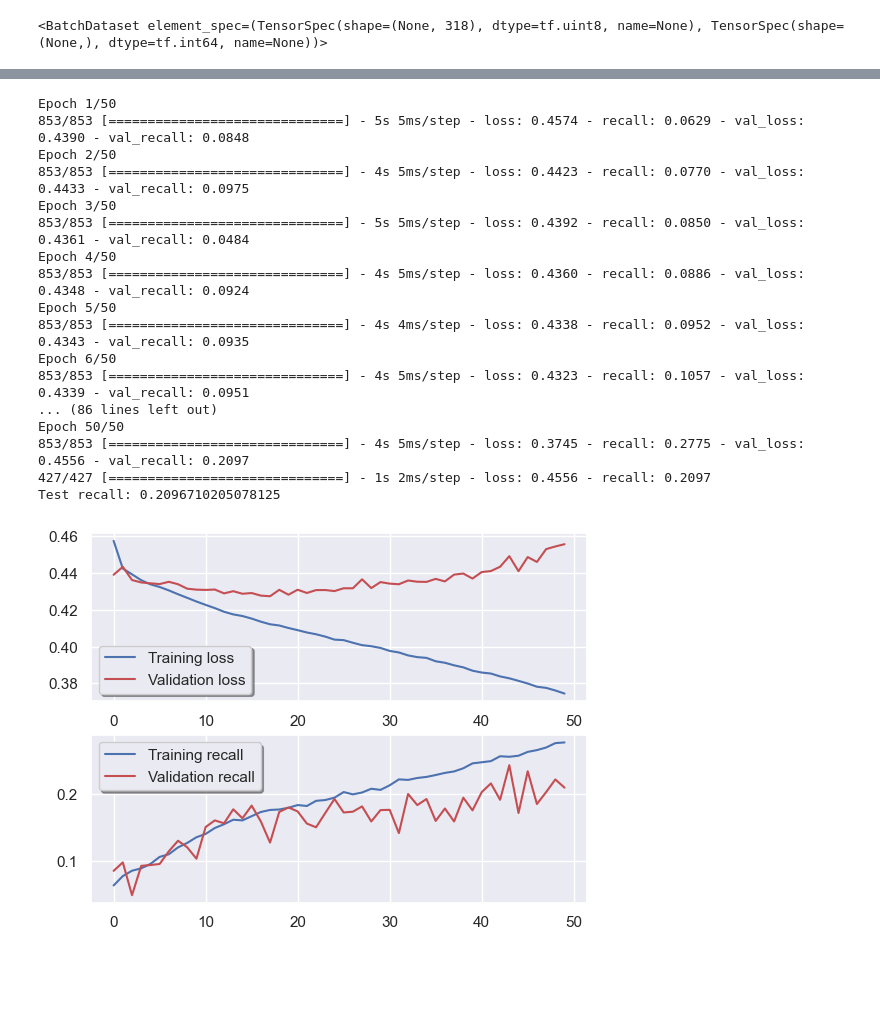
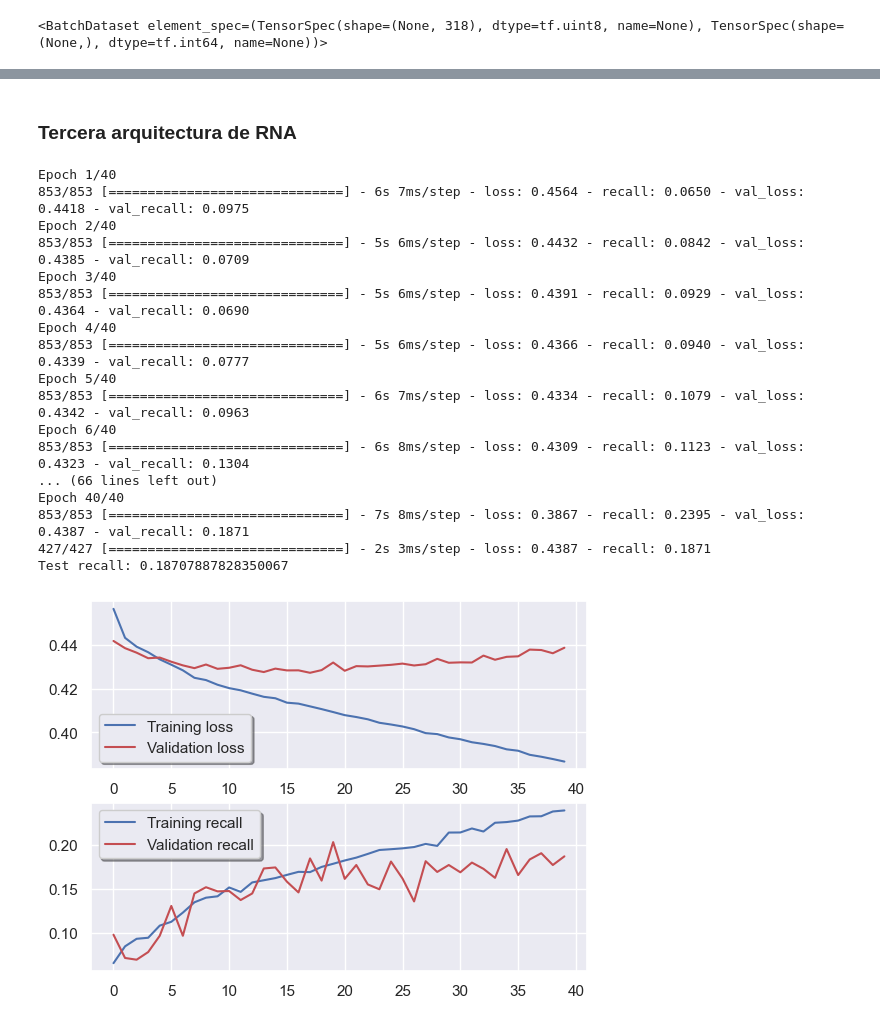
Before and after one commit to djcrotte/Challenge-Data-Scientist-Airline-Dataframe, a Jupyter notebook: solution.ipynb, the cells around one changed output, grey strips where cells are left out. Cells and saved outputs as stored; diff of their text form; code cells hidden in the pictures; blank space fills up the shorter version.

```diff
--- a/solution.ipynb
+++ b/solution.ipynb
@@ -2400,58 +2520,58 @@ test_ds
+# %% [markdown]
+### Tercera arquitectura de RNA
 # %%
-from tensorflow.keras.callbacks import ReduceLROnPlateau
-
 kernel_initializer = tf.keras.initializers.LecunNormal(seed=456)
 
 #reduce_lr = ReduceLROnPlateau(monitor='val_recall', factor=0.5,
 #                              patience=5, min_lr=0.0001 )
 
 optimizer=tf.keras.optimizers.Adam(learning_rate=0.001)
 
-model_rna = Sequential()
-model_rna.add(Dense(units = 64, input_dim = X_train.shape[1], activation = "elu",kernel_initializer = kernel_initializer, ))
-model_rna.add(Dense(units = 32, activation = "elu",kernel_initializer = kernel_initializer, ))
-model_rna.add(Dense(units = 16, activation = "elu",kernel_initializer = kernel_initializer))
-#model_rna.add(Dropout(0.2))
-model_rna.add(Dense(units = 8, activation = "elu",kernel_initializer = kernel_initializer))
-model_rna.add(Dropout(0.2))
-model_rna.add(Dense(units = 1, activation = "sigmoid",kernel_initializer = kernel_initializer))
-#model_rna.compile(optimizer = "adam", loss = "binary_crossentropy", metrics = ["accuracy"])
-model_rna.compile(optimizer = optimizer, loss = "binary_crossentropy", metrics = ["Recall"])
+model_rna_v3 = Sequential()
+model_rna_v3.add(Dense(units = 64, input_dim = X_train.shape[1], activation = "elu",kernel_initializer = kernel_initializer, ))
+model_rna_v3.add(Dense(units = 32, activation = "elu",kernel_initializer = kernel_initializer, ))
+model_rna_v3.add(Dense(units = 16, activation = "elu",kernel_initializer = kernel_initializer))
+#model_rna_v3.add(Dropout(0.2))
+model_rna_v3.add(Dense(units = 8, activation = "elu",kernel_initializer = kernel_initializer))
+model_rna_v3.add(Dropout(0.2))
+model_rna_v3.add(Dense(units = 1, activation = "sigmoid",kernel_initializer = kernel_initializer))
+#model_rna_v3.compile(optimizer = "adam", loss = "binary_crossentropy", metrics = ["accuracy"])
+model_rna_v3.compile(optimizer = optimizer, loss = "binary_crossentropy", metrics = ["Recall"])
 
-#model_rna.fit(X_train, y_train,  batch_size = 32, epochs = 5, verbose=1,)
+#model_rna_v3.fit(X_train, y_train,  batch_size = 32, epochs = 5, verbose=1,)
 
-history = model_rna.fit(X_train, y_train,  batch_size = 64, epochs = 50, verbose=1,
+history = model_rna_v3.fit(X_train, y_train,  batch_size = 64, epochs = 40, verbose=1,
                     #validation_split=0.1)
                     validation_data=test_ds)#,callbacks=[reduce_lr])
 
 fig, ax = plt.subplots(2,1)
 ax[0].plot(history.history['loss'], color='b', label="Training loss")
 ax[0].plot(history.history['val_loss'], color='r', label="Validation loss",axes =ax[0])
 legend = ax[0].legend(loc='best', shadow=True)
 
 ax[1].plot(history.history['recall'], color='b', label="Training recall")
 ax[1].plot(history.history['val_recall'], color='r',label="Validation recall")
 legend = ax[1].legend(loc='best', shadow=True)
 
-test_loss, test_recall = model_rna.evaluate(X_test, y_test)
+test_loss, test_recall = model_rna_v3.evaluate(X_test, y_test)
 print("Test recall: {}".format(test_recall))
 # %% [output]
-Epoch 1/50
-853/853 [==============================] - 5s 5ms/step - loss: 0.4574 - recall: 0.0629 - val_loss: 0.4390 - val_recall: 0.0848
-Epoch 2/50
-853/853 [==============================] - 4s 5ms/step - loss: 0.4423 - recall: 0.0770 - val_loss: 0.4433 - val_recall: 0.0975
-Epoch 3/50
-853/853 [==============================] - 5s 5ms/step - loss: 0.4392 - recall: 0.0850 - val_loss: 0.4361 - val_recall: 0.0484
-Epoch 4/50
-853/853 [==============================] - 4s 5ms/step - loss: 0.4360 - recall: 0.0886 - val_loss: 0.4348 - val_recall: 0.0924
-Epoch 5/50
-853/853 [==============================] - 4s 4ms/step - loss: 0.4338 - recall: 0.0952 - val_loss: 0.4343 - val_recall: 0.0935
-Epoch 6/50
-853/853 [==============================] - 4s 5ms/step - loss: 0.4323 - recall: 0.1057 - val_loss: 0.4339 - val_recall: 0.0951
-... (86 lines left out)
-Epoch 50/50
-853/853 [==============================] - 4s 5ms/step - loss: 0.3745 - recall: 0.2775 - val_loss: 0.4556 - val_recall: 0.2097
-427/427 [==============================] - 1s 2ms/step - loss: 0.4556 - recall: 0.2097
-Test recall: 0.2096710205078125
+Epoch 1/40
+853/853 [==============================] - 6s 7ms/step - loss: 0.4564 - recall: 0.0650 - val_loss: 0.4418 - val_recall: 0.0975
+Epoch 2/40
+853/853 [==============================] - 5s 6ms/step - loss: 0.4432 - recall: 0.0842 - val_loss: 0.4385 - val_recall: 0.0709
+Epoch 3/40
+853/853 [==============================] - 5s 6ms/step - loss: 0.4391 - recall: 0.0929 - val_loss: 0.4364 - val_recall: 0.0690
+Epoch 4/40
+853/853 [==============================] - 5s 6ms/step - loss: 0.4366 - recall: 0.0940 - val_loss: 0.4339 - val_recall: 0.0777
+Epoch 5/40
+853/853 [==============================] - 6s 7ms/step - loss: 0.4334 - recall: 0.1079 - val_loss: 0.4342 - val_recall: 0.0963
+Epoch 6/40
+853/853 [==============================] - 6s 8ms/step - loss: 0.4309 - recall: 0.1123 - val_loss: 0.4323 - val_recall: 0.1304
+... (66 lines left out)
+Epoch 40/40
+853/853 [==============================] - 7s 8ms/step - loss: 0.3867 - recall: 0.2395 - val_loss: 0.4387 - val_recall: 0.1871
+427/427 [==============================] - 2s 3ms/step - loss: 0.4387 - recall: 0.1871
+Test recall: 0.18707887828350067
-[figure, old version]
+[figure, new version]
 # %%
```
Also changed, not shown: parts of 127 cells of this notebook, 7 other files.
